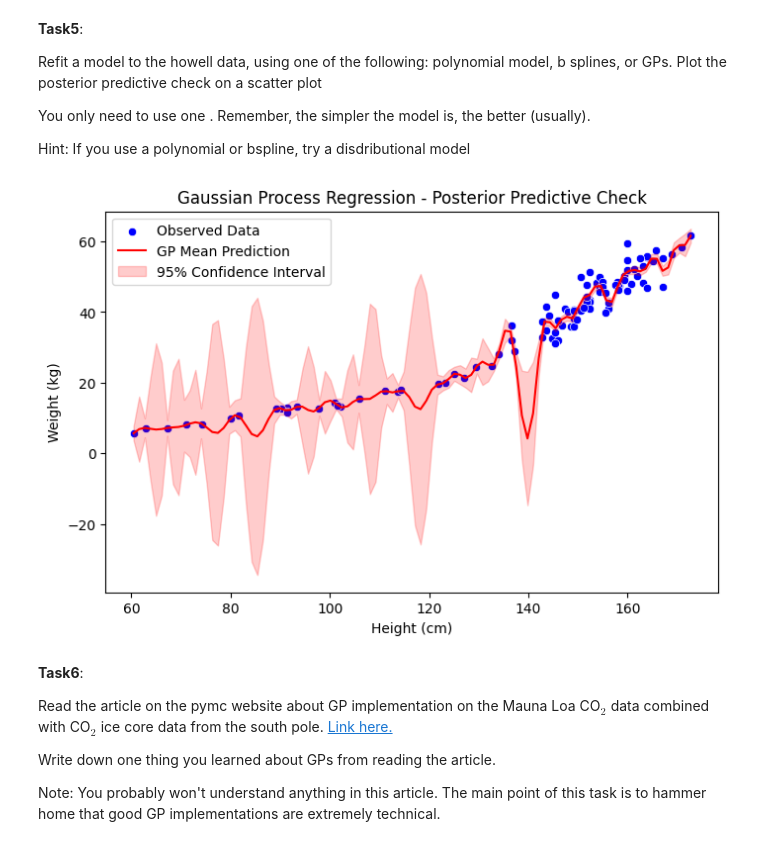
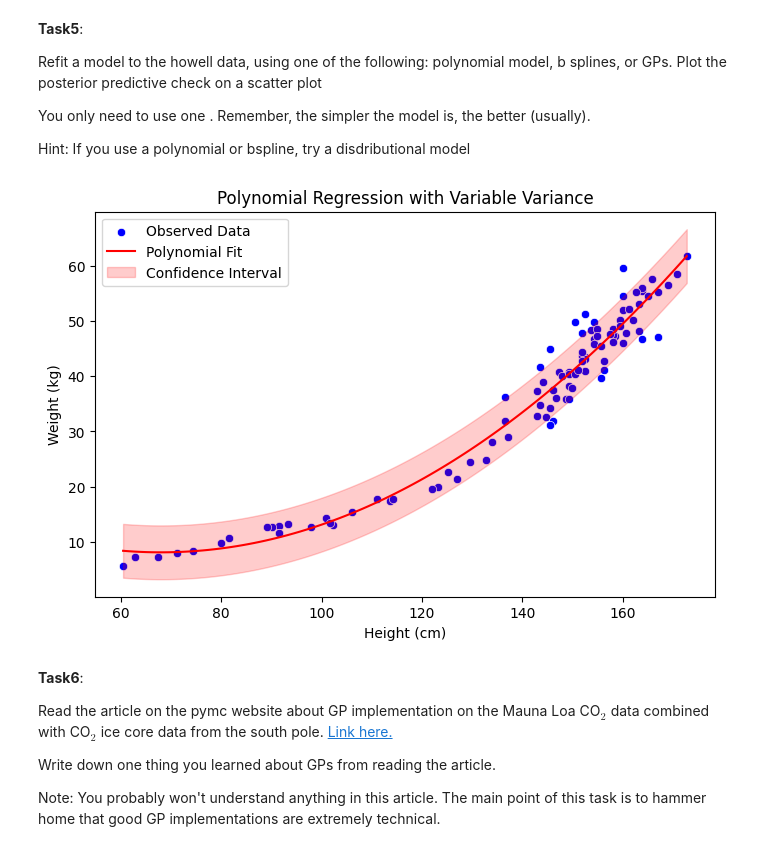
Before and after one commit to decci027/datascience_a2, a Jupyter notebook: Unit7ExercisesSF.ipynb, the cells around one changed output. Cells and saved outputs as stored; diff of their text form; code cells hidden in the pictures.

```diff
--- a/Unit7ExercisesSF.ipynb
+++ b/Unit7ExercisesSF.ipynb
@@ -38,50 +38,55 @@ Hint: If you use a polynomial or bspline, try a disdributional model
 # %%
 import numpy as np
 import pandas as pd
 import matplotlib.pyplot as plt
 import seaborn as sns
-from sklearn.gaussian_process import GaussianProcessRegressor
-from sklearn.gaussian_process.kernels import RBF, ConstantKernel as C
+from sklearn.preprocessing import PolynomialFeatures
+from sklearn.linear_model import LinearRegression
 
 # Load the dataset
 howell_data = pd.read_csv('https://raw.githubusercontent.com/thedarredondo/data-science-fundamentals/refs/heads/main/Data/howell.csv')
 
 # Extract height and weight for modeling
 X = howell_data["height"].values.reshape(-1, 1)
 y = howell_data["weight"].values
 
-# Define Gaussian Process kernel (constant + radial basis function kernel for smoothness)
-kernel = C(1.0) * RBF(length_scale=20)
-
-# Initialize GP model
-gp = GaussianProcessRegressor(kernel=kernel, n_restarts_optimizer=10, alpha=1.0)
-
-# Reduce dataset size for faster computation (optional)
-sample_data = howell_data.sample(n=100, random_state=42)  # Use a subset for efficiency
+# Reduce dataset size for efficiency
+sample_data = howell_data.sample(n=100, random_state=42)
 X_sample = sample_data["height"].values.reshape(-1, 1)
 y_sample = sample_data["weight"].values
 
-# Fit the Gaussian Process model
-gp.fit(X_sample, y_sample)
+# Apply Polynomial Features (Degree 2 for a balance of flexibility & smoothness)
+poly = PolynomialFeatures(degree=2)
+X_poly = poly.fit_transform(X_sample)
+
+# Fit Polynomial Regression Model
+model = LinearRegression()
+model.fit(X_poly, y_sample)
 
 # Generate predictions across a range of heights
 X_pred = np.linspace(X_sample.min(), X_sample.max(), 100).reshape(-1, 1)
-y_pred, sigma = gp.predict(X_pred, return_std=True)
+X_pred_poly = poly.transform(X_pred)
+y_pred = model.predict(X_pred_poly)
 
-# Plot posterior predictive check
+# Estimate variable variance using residuals
+residuals = y_sample - model.predict(X_poly)
+std_dev = np.std(residuals)  # Standard deviation of residuals
+confidence_interval = std_dev * 1.5  # Scaled for moderate confidence
+
+# Plot results
 plt.figure(figsize=(8, 5))
 sns.scatterplot(x=sample_data["height"], y=sample_data["weight"], label="Observed Data", color="blue")
-plt.plot(X_pred, y_pred, label="GP Mean Prediction", color="red")
-plt.fill_between(X_pred.ravel(), y_pred - 2*sigma, y_pred + 2*sigma,
-                 color="red", alpha=0.2, label="95% Confidence Interval")
+plt.plot(X_pred, y_pred, label="Polynomial Fit", color="red")
+plt.fill_between(X_pred.ravel(), y_pred - confidence_interval, y_pred + confidence_interval,
+                 color="red", alpha=0.2, label="Confidence Interval")
 
 plt.xlabel("Height (cm)")
 plt.ylabel("Weight (kg)")
 plt.legend()
-plt.title("Gaussian Process Regression - Posterior Predictive Check")
+plt.title("Polynomial Regression with Variable Variance")
 plt.show()
 # %% [output]
-[figure, old version]
+[figure, new version]
 # %% [markdown]
 **Task6**:
 
```
Also changed, not shown: parts of 1 cell of this notebook.
